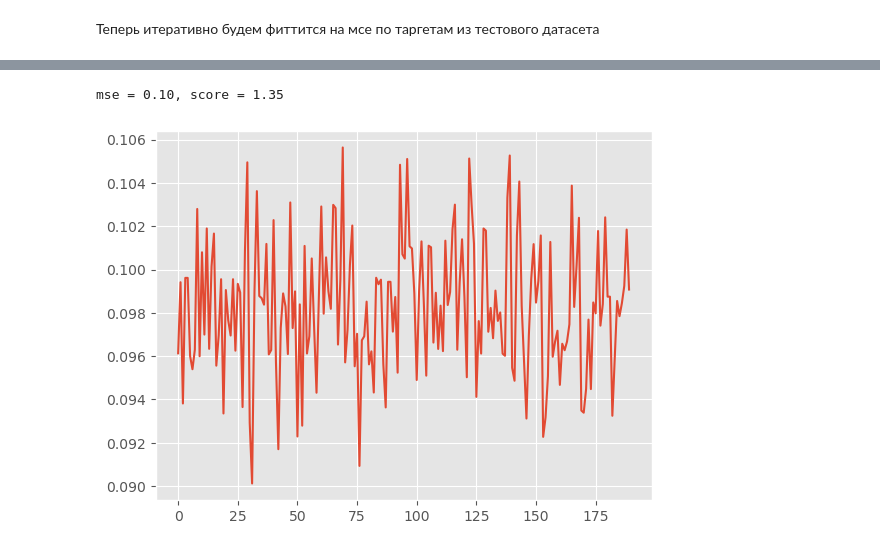
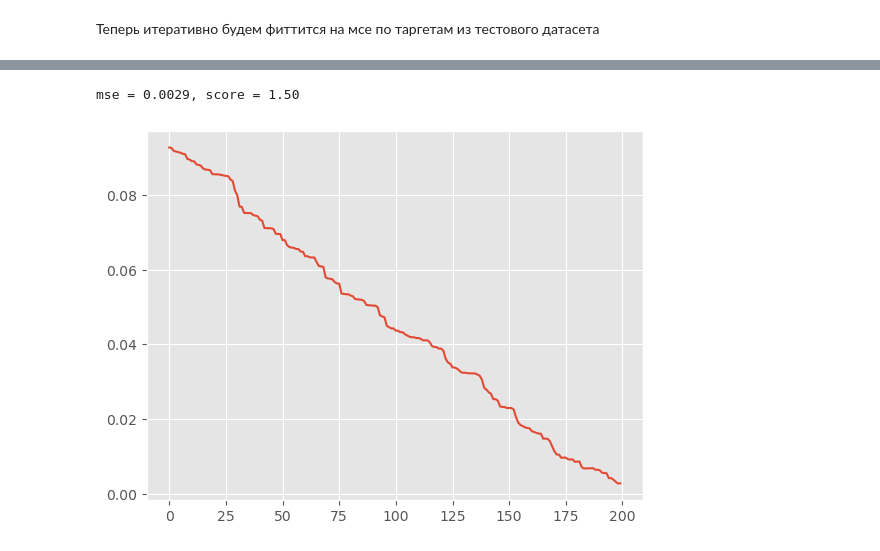
Before and after one commit to RonWise/Yandex-ML-Training-23-Contest, a Jupyter notebook: YML_Contest23_synthetic_data.ipynb, the cells around one changed output, grey strips where cells are left out. Cells and saved outputs as stored; diff of their text form; code cells hidden in the pictures.

```diff
--- a/YML_Contest23_synthetic_data.ipynb
+++ b/YML_Contest23_synthetic_data.ipynb
@@ -214,28 +217,22 @@ $$
 def get_contest_score(y, target):
     return mean_squared_error(np.round(y, 2), np.round(target, 2))
 # %%
-DELTA = 1
-
+DELTA = 100
 hist_score = []
 
-y_base = model.predict(X_test)
-score_base = get_contest_score(y_base, target_test)
-
-y = np.zeros_like(y_base)
-y[:] = y_base
-
-y[0] = y_base[0] + DELTA
-for n in range(190):
+y = model.predict(X_test)
+score_base = get_contest_score(y, target_test)
+for n in range(200):
+    y[n] += DELTA
     score_new = get_contest_score(y, target_test)
     d_score = score_new - score_base
-    y[n] = y_base[n] + d_score / (2 * DELTA)
-    #y[n] = y_base[n] + (DELTA ** 2 - N_TEST_SAMPLES * d_score) / (2 * DELTA)
-    hist_score.append((d_score, score_new))
-    y[n + 1] = y_base[n + 1] + DELTA
+    y[n] -= DELTA
+    y[n] += 0.5 * DELTA - N_TEST_SAMPLES * d_score / (2 * DELTA)
+    hist_score.append((d_score, get_contest_score(y, target_test)))
 
 final_mse = get_contest_score(y, target_test)
-print(f"mse = {final_mse:.2f}, score = {score1(final_mse):.2f}")
+print(f"mse = {final_mse:.4f}, score = {score1(final_mse):.2f}")
 plt.plot([x[-1] for x in hist_score]);
 # %% [output]
-mse = 0.10, score = 1.35
+mse = 0.0029, score = 1.50
-[figure, old version]
+[figure, new version]
```
Also changed, not shown: parts of 2 cells of this notebook.
